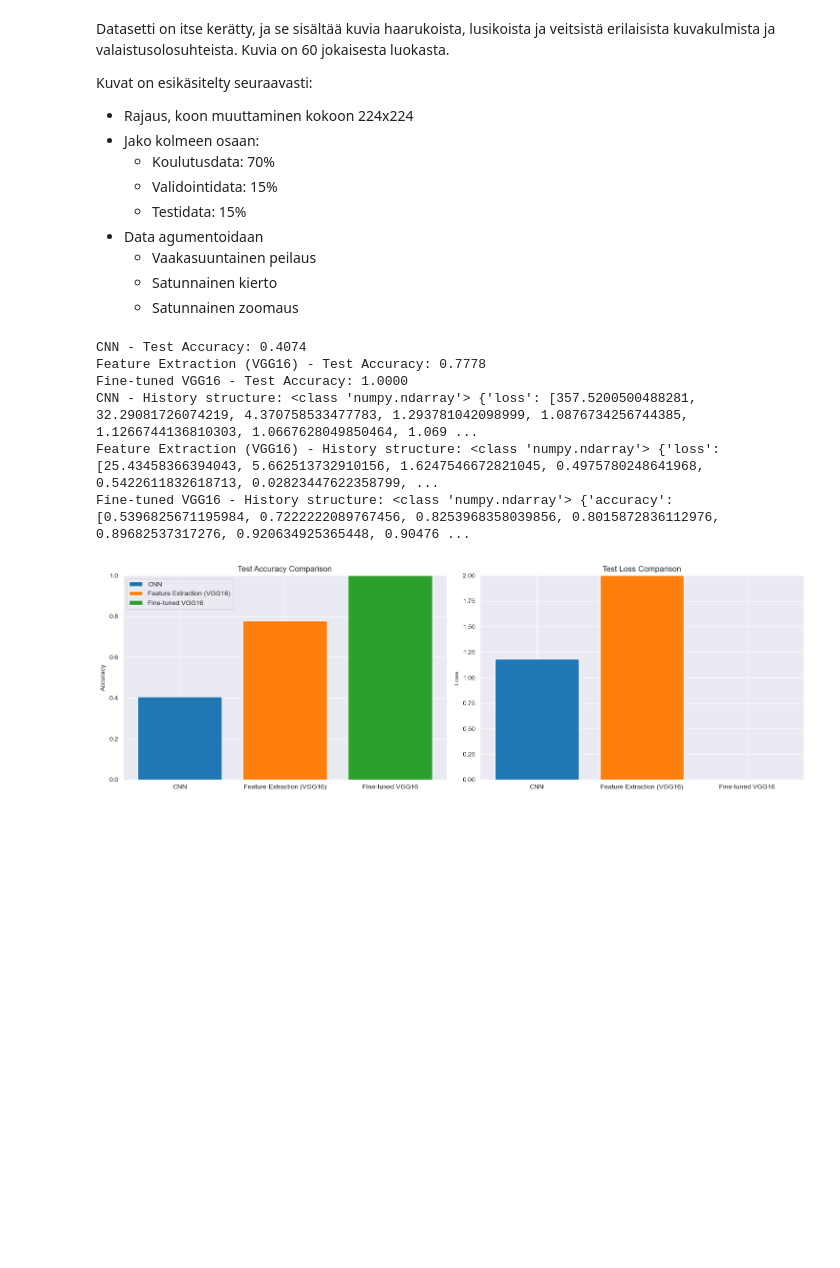
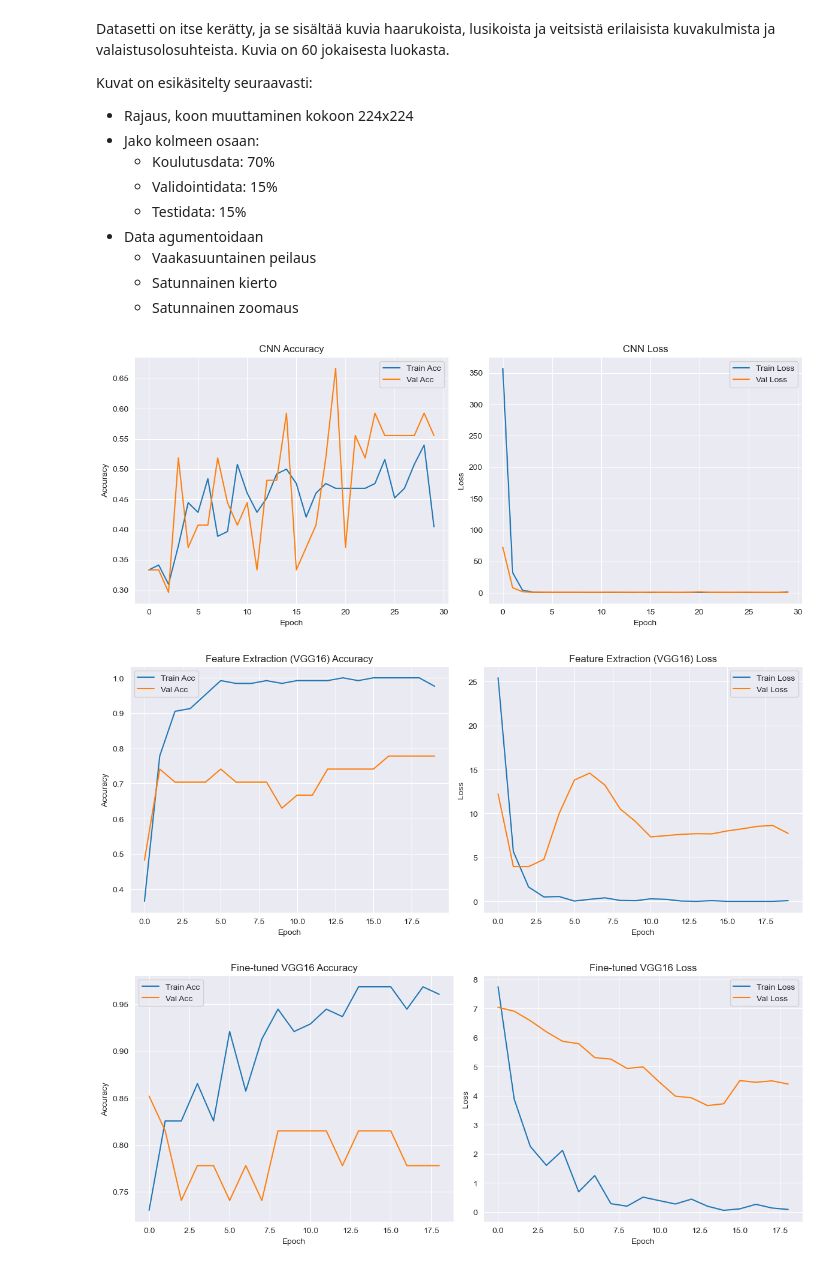
Before and after one commit to Islake/Neuroverkkoprojekti, a Jupyter notebook: Kuvantunnistus/Analyysi_ja_Raportointi.ipynb, the cells around one changed output. Cells and saved outputs as stored; diff of their text form; code cells hidden in the pictures; blank space fills up the shorter version.

```diff
--- a/Kuvantunnistus/Analyysi_ja_Raportointi.ipynb
+++ b/Kuvantunnistus/Analyysi_ja_Raportointi.ipynb
@@ -34,47 +35,37 @@ models = {
     "Feature Extraction (VGG16)": VGG_data,
     "Fine-tuned VGG16": VGG_fineTuned_data,
 }
-# %%
-# Mallien tarkkuus testidatalla
-for name, data in models.items():
-    test_acc = data['test_acc']
-    print(f"{name} - Test Accuracy: {test_acc:.4f}")
-
-# Tarkistetaan, mitä history sisältää ja sen rakenne
-for name, data in models.items():
-    history = data['history']
-    print(f"{name} - History structure:", type(history), history)
-# %% [output]
-CNN - Test Accuracy: 0.4074
-Feature Extraction (VGG16) - Test Accuracy: 0.7778
-Fine-tuned VGG16 - Test Accuracy: 1.0000
-CNN - History structure: <class 'numpy.ndarray'> {'loss': [357.5200500488281, 32.29081726074219, 4.370758533477783, 1.293781042098999, 1.0876734256744385, 1.1266744136810303, 1.0667628049850464, 1.069 ...
-Feature Extraction (VGG16) - History structure: <class 'numpy.ndarray'> {'loss': [25.43458366394043, 5.662513732910156, 1.6247546672821045, 0.4975780248641968, 0.5422611832618713, 0.02823447622358799, ...
-Fine-tuned VGG16 - History structure: <class 'numpy.ndarray'> {'accuracy': [0.5396825671195984, 0.7222222089767456, 0.8253968358039856, 0.8015872836112976, 0.89682537317276, 0.920634925365448, 0.90476 ...
-# %%
-# Visualisoi testitulokset (test_loss ja test_acc)
-plt.figure(figsize=(15, 5))
-
-# Plot test accuracy
-plt.subplot(1, 2, 1)
-for name, data in models.items():
-    test_acc = data['test_acc']
-    plt.bar(name, test_acc, label=name)
-plt.title("Test Accuracy Comparison")
-plt.ylabel("Accuracy")
-plt.ylim(0, 1)
-plt.legend()
-
-# Plot test loss
-plt.subplot(1, 2, 2)
-for name, data in models.items():
-    test_loss = data['test_loss']
-    plt.bar(name, test_loss, label=name)
-plt.title("Test Loss Comparison")
-plt.ylabel("Loss")
-plt.ylim(0, 2)  # Assuming loss values are in this range, adjust as needed
-
-plt.tight_layout()
-plt.show()
-# %% [output]
-[figure, removed]
+# %%
+# 🎨 Oppimiskäyrät: tarkkuus ja tappio
+def plot_training_curves(data, model_name):
+    history = data['history'].item()  # oletus: dict
+    plt.figure(figsize=(12, 5))
+
+    # Accuracy
+    plt.subplot(1, 2, 1)
+    plt.plot(history['accuracy'], label='Train Acc')
+    plt.plot(history['val_accuracy'], label='Val Acc')
+    plt.title(f'{model_name} Accuracy')
+    plt.xlabel('Epoch')
+    plt.ylabel('Accuracy')
+    plt.legend()
+
+    # Loss
+    plt.subplot(1, 2, 2)
+    plt.plot(history['loss'], label='Train Loss')
+    plt.plot(history['val_loss'], label='Val Loss')
+    plt.title(f'{model_name} Loss')
+    plt.xlabel('Epoch')
+    plt.ylabel('Loss')
+    plt.legend()
+
+    plt.tight_layout()
+    plt.show()
+
+# Piirrä kaikille malleille
+for name, data in models.items():
+    plot_training_curves(data, name)
+# %% [output]
+[figure, added]
+[figure, added]
+[figure, added]
```
Also changed, not shown: parts of 7 cells of this notebook.
